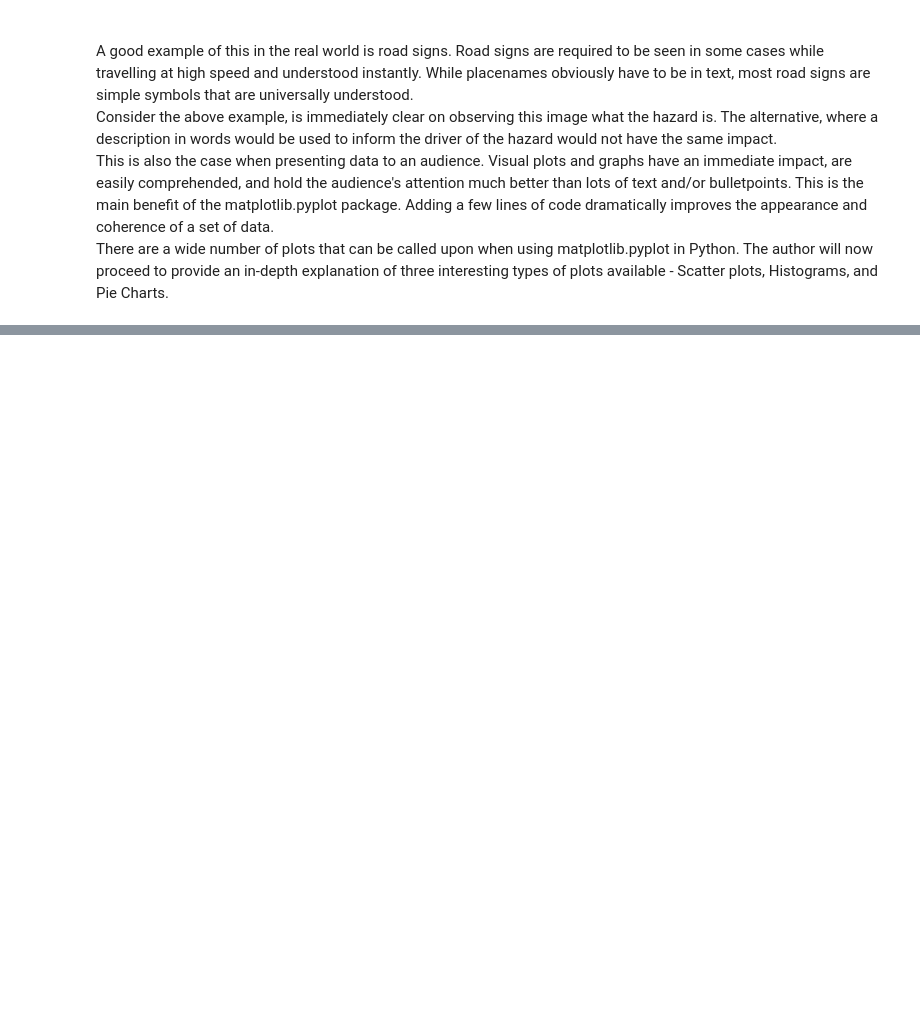
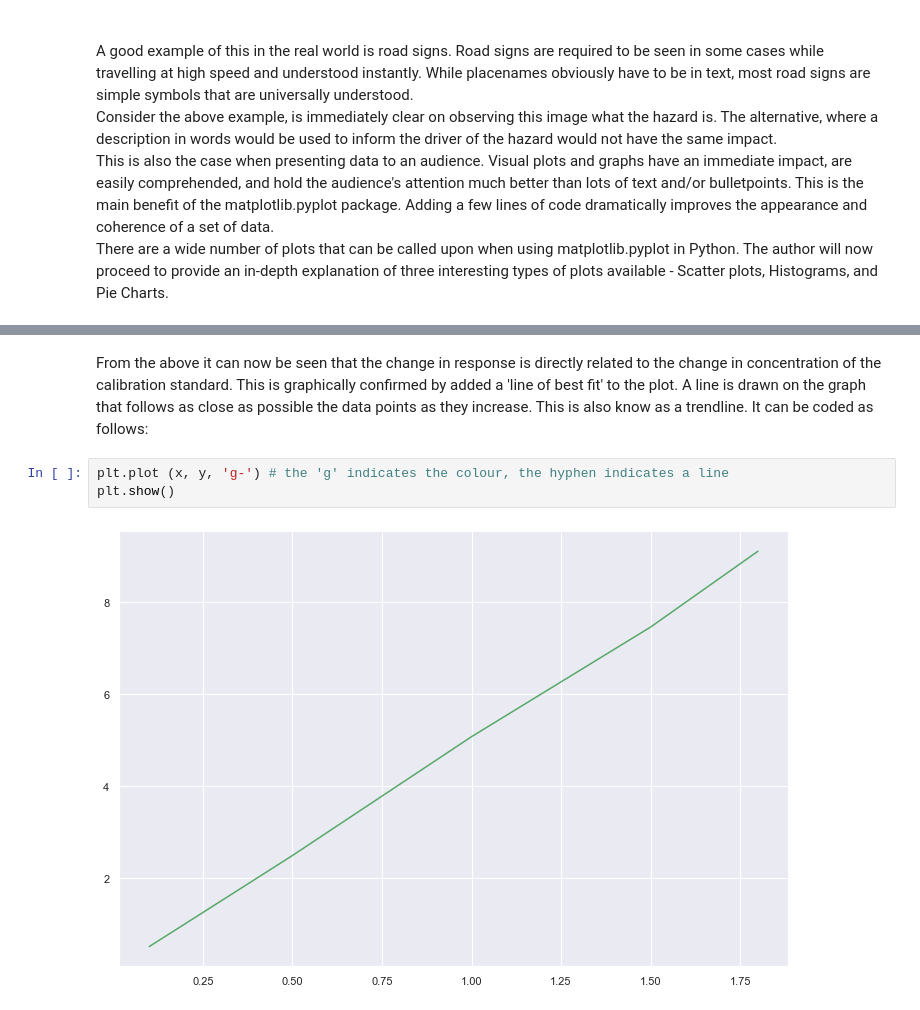
Before and after one commit to G00398275/FODA2021, a Jupyter notebook: pyplot.ipynb, the cells around one changed output, grey strips where cells are left out. Saved outputs shown, nothing was run; the diff lists cells and outputs as text; blank space fills up the shorter version.

```diff
--- a/pyplot.ipynb
+++ b/pyplot.ipynb
@@ -53,0 +83,7 @@ There are a wide number of plots that can be called upon when using matplotlib.p
+# %% [markdown]
+From the above it can now be seen that the change in response is directly related to the change in concentration of the calibration standard. This is graphically confirmed by added a 'line of best fit' to the plot. A line is drawn on the graph that follows as close as possible the data points as they increase. This is also know as a trendline. It can be coded as follows:
+# %%
+plt.plot (x, y, 'g-') # the 'g' indicates the colour, the hyphen indicates a line
+plt.show()
+# %% [output]
+[figure, added]
```
Also changed, not shown: parts of 9 cells of this notebook.
